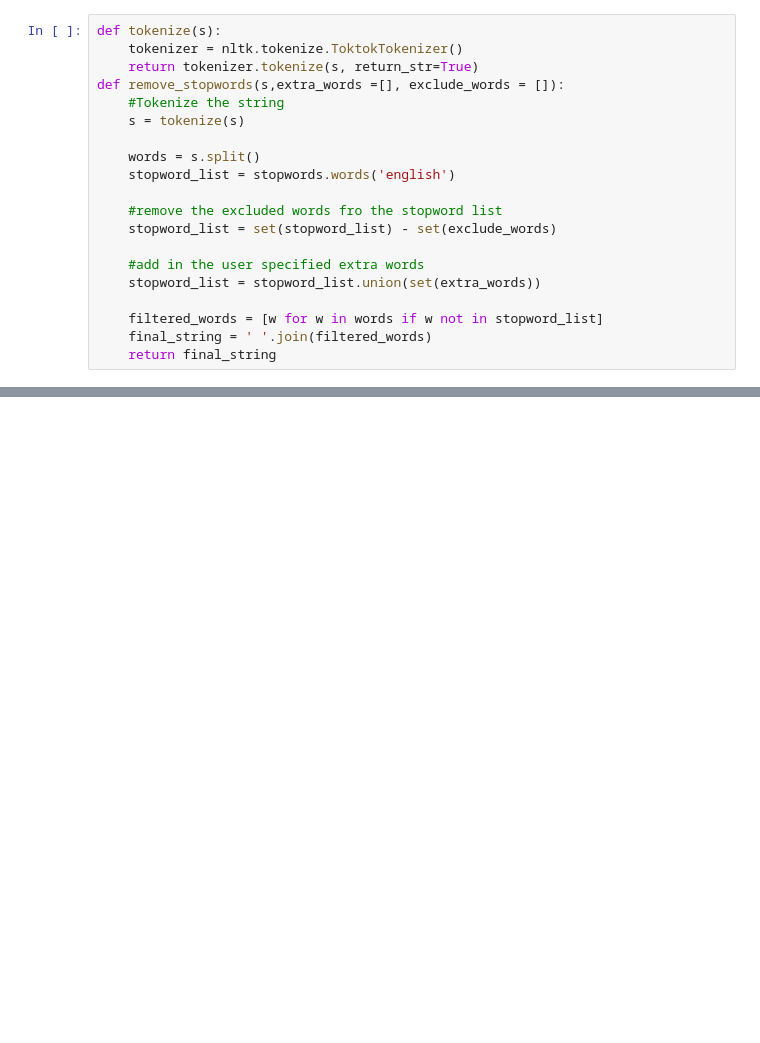
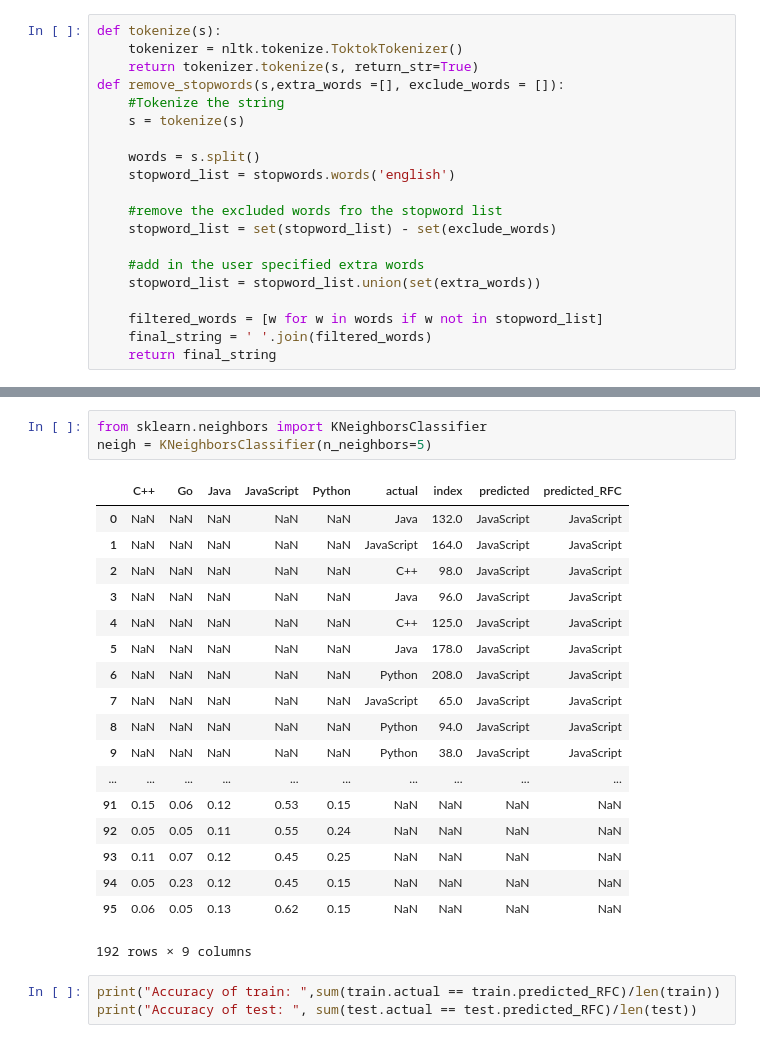
Before and after one commit to Tough-Scrape/nlp_project, a Jupyter notebook: nlp_scratch_jeff.ipynb, the cells around one changed output, grey strips where cells are left out. Drawn from its saved outputs; the diff is of its cells as text; blank space fills up the shorter version.

```diff
--- a/nlp_scratch_jeff.ipynb
+++ b/nlp_scratch_jeff.ipynb
@@ -322,0 +596,25 @@ df.head()
+# %%
+from sklearn.neighbors import KNeighborsClassifier
+neigh = KNeighborsClassifier(n_neighbors=5)
+# %% [output]
+|  | C++ | Go | Java | JavaScript | Python | actual | index | predicted | predicted_RFC |
+| 0 | NaN | NaN | NaN | NaN | NaN | Java | 132.0 | JavaScript | JavaScript |
+| 1 | NaN | NaN | NaN | NaN | NaN | JavaScript | 164.0 | JavaScript | JavaScript |
+| 2 | NaN | NaN | NaN | NaN | NaN | C++ | 98.0 | JavaScript | JavaScript |
+| 3 | NaN | NaN | NaN | NaN | NaN | Java | 96.0 | JavaScript | JavaScript |
+| 4 | NaN | NaN | NaN | NaN | NaN | C++ | 125.0 | JavaScript | JavaScript |
+| 5 | NaN | NaN | NaN | NaN | NaN | Java | 178.0 | JavaScript | JavaScript |
+| 6 | NaN | NaN | NaN | NaN | NaN | Python | 208.0 | JavaScript | JavaScript |
+| 7 | NaN | NaN | NaN | NaN | NaN | JavaScript | 65.0 | JavaScript | JavaScript |
+| 8 | NaN | NaN | NaN | NaN | NaN | Python | 94.0 | JavaScript | JavaScript |
+| 9 | NaN | NaN | NaN | NaN | NaN | Python | 38.0 | JavaScript | JavaScript |
+| ... | ... | ... | ... | ... | ... | ... | ... | ... | ... |
+| 91 | 0.15 | 0.06 | 0.12 | 0.53 | 0.15 | NaN | NaN | NaN | NaN |
+| 92 | 0.05 | 0.05 | 0.11 | 0.55 | 0.24 | NaN | NaN | NaN | NaN |
+| 93 | 0.11 | 0.07 | 0.12 | 0.45 | 0.25 | NaN | NaN | NaN | NaN |
+| 94 | 0.05 | 0.23 | 0.12 | 0.45 | 0.15 | NaN | NaN | NaN | NaN |
+| 95 | 0.06 | 0.05 | 0.13 | 0.62 | 0.15 | NaN | NaN | NaN | NaN |
+192 rows × 9 columns
+# %%
+print("Accuracy of train: ",sum(train.actual == train.predicted_RFC)/len(train))
+print("Accuracy of test: ", sum(test.actual == test.predicted_RFC)/len(test))
```
Also changed, not shown: parts of 62 cells of this notebook, 2 other files.
